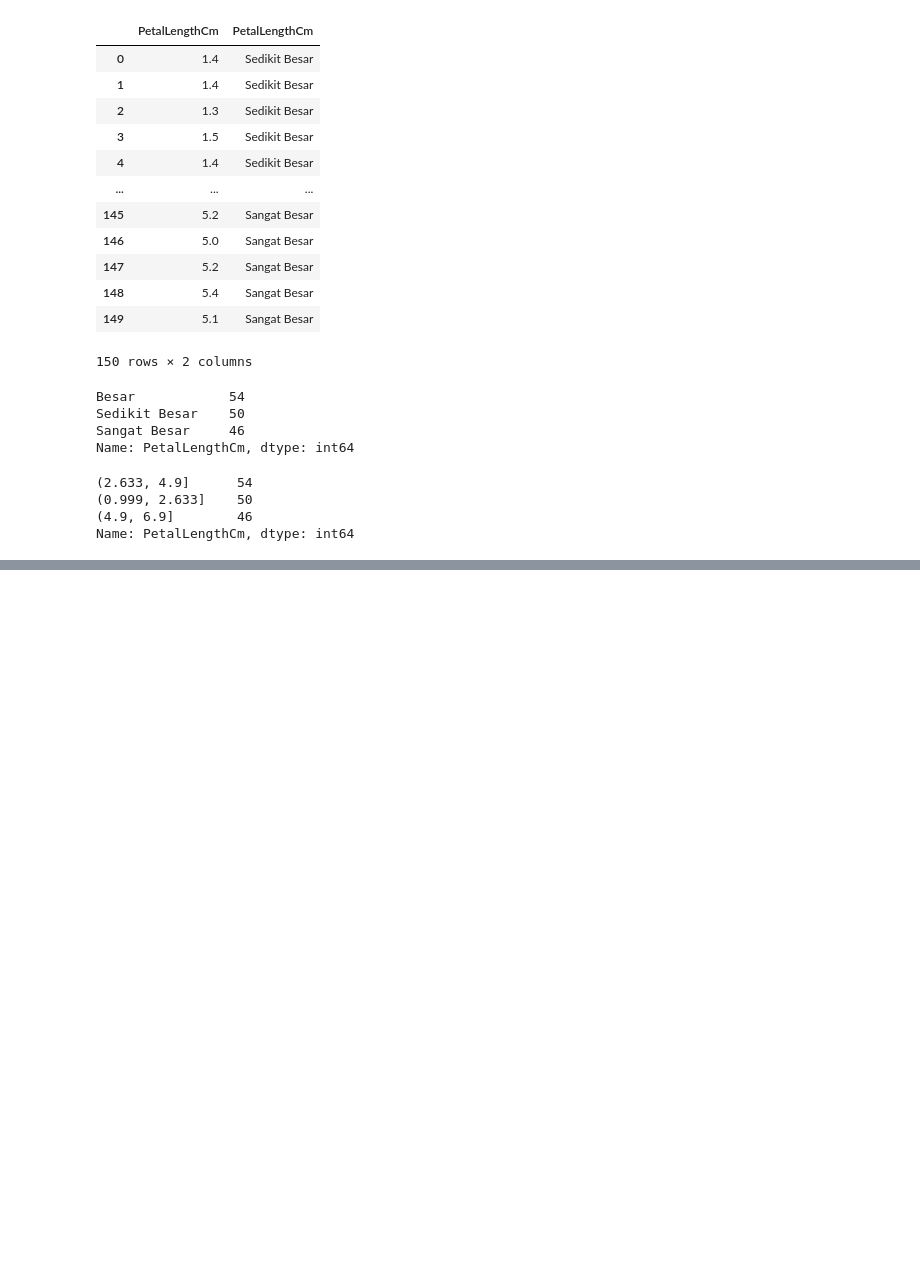
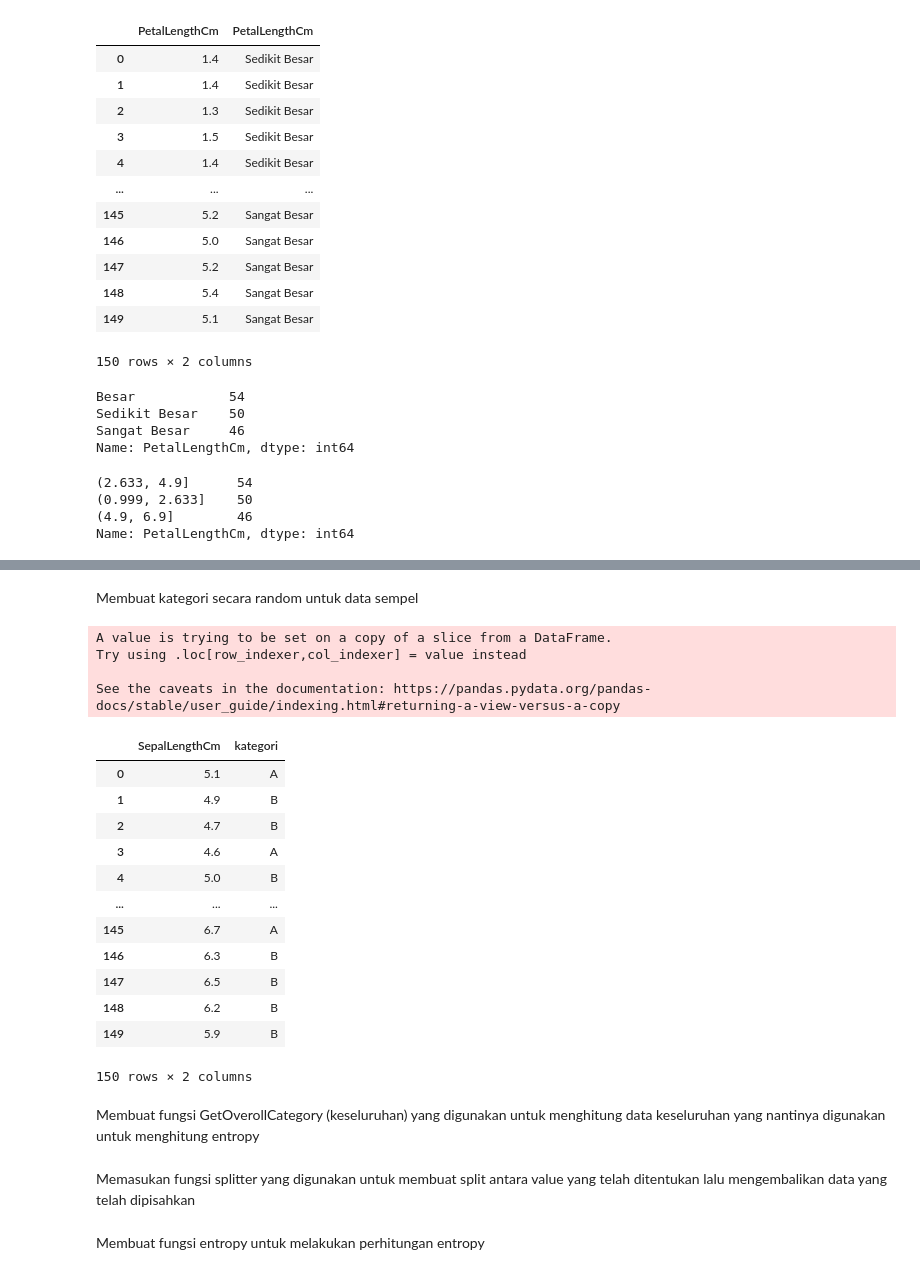
Before and after one commit to HanifSantoso05/Datamining, a Jupyter notebook: _sources/TUGAS-2.ipynb, the cells around one changed output, grey strips where cells are left out. Cells and saved outputs as stored; diff of their text form; code cells hidden in the pictures; blank space fills up the shorter version.

Commit message:
Update documentation

```diff
--- a/_sources/TUGAS-2.ipynb
+++ b/_sources/TUGAS-2.ipynb
@@ -486,0 +510,3 @@ Name: PetalLengthCm, dtype: int64
+# %%
+sample = df[["SepalLengthCm"]]
+sample.describe()
@@ -486,0 +523,26 @@ Name: PetalLengthCm, dtype: int64
+# %% [markdown]
+Membuat kategori secara random untuk data sempel
+# %%
+np.random.seed(0)
+sample["kategori"] = np.where(np.random.choice(2,sample.shape[0]) < 1,"A","B")
+sample
+# %% [output]
+A value is trying to be set on a copy of a slice from a DataFrame.
+Try using .loc[row_indexer,col_indexer] = value instead
+
+See the caveats in the documentation: https://pandas.pydata.org/pandas-docs/stable/user_guide/indexing.html#returning-a-view-versus-a-copy
+|  | SepalLengthCm | kategori |
+| 0 | 5.1 | A |
+| 1 | 4.9 | B |
+| 2 | 4.7 | B |
+| 3 | 4.6 | A |
+| 4 | 5.0 | B |
+| ... | ... | ... |
+| 145 | 6.7 | A |
+| 146 | 6.3 | B |
+| 147 | 6.5 | B |
+| 148 | 6.2 | B |
+| 149 | 5.9 | B |
+150 rows × 2 columns
+# %% [markdown]
+Membuat fungsi GetOverollCategory (keseluruhan) yang digunakan untuk menghitung data keseluruhan yang nantinya digunakan untuk menghitung entropy
@@ -486,0 +555,2 @@ Name: PetalLengthCm, dtype: int64
+# %% [markdown]
+Memasukan fungsi splitter yang digunakan untuk membuat split antara value yang telah ditentukan lalu mengembalikan data yang telah dipisahkan
@@ -486,0 +577,2 @@ Name: PetalLengthCm, dtype: int64
+# %% [markdown]
+Membuat fungsi entropy untuk melakukan perhitungan entropy
```
Also changed, not shown: parts of 37 cells of this notebook, 4 other files.
